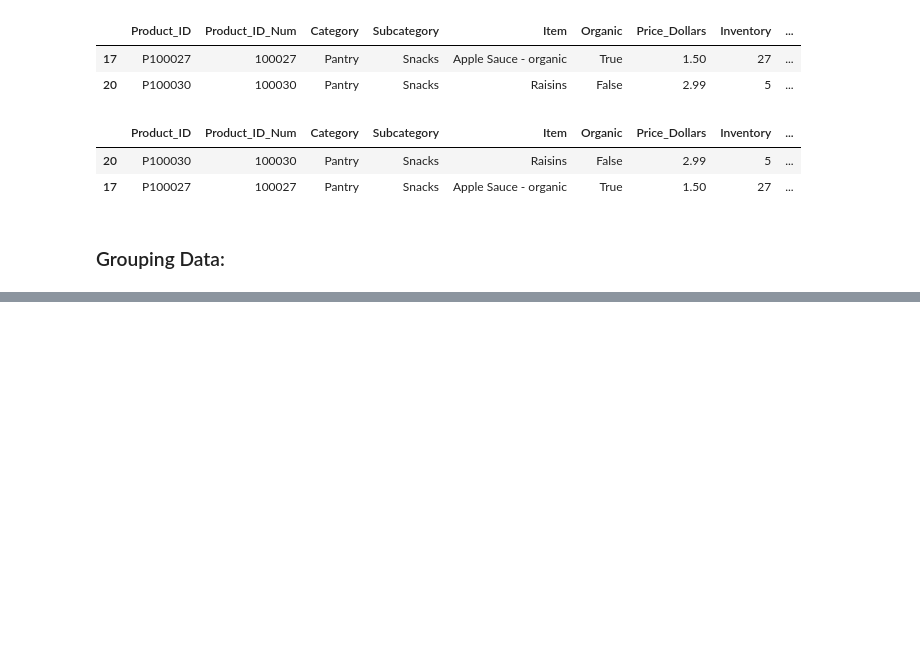
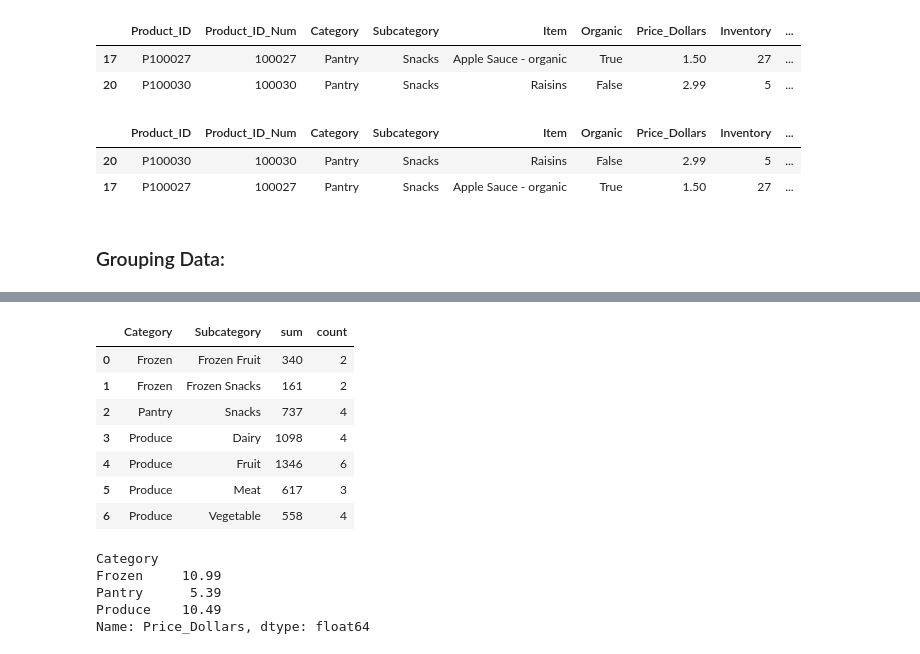
Before and after one commit to souparnabose99/data-science-360, a Jupyter notebook: exploratory-data-analysis/Code/data-exploration-and-visualization/data-exploration.ipynb, the cells around one changed output, grey strips where cells are left out. Saved outputs shown, nothing was run; the diff lists cells and outputs as text; code cells hidden in the pictures; blank space fills up the shorter version.

```diff
--- a/exploratory-data-analysis/Code/data-exploration-and-visualization/data-exploration.ipynb
+++ b/exploratory-data-analysis/Code/data-exploration-and-visualization/data-exploration.ipynb
@@ -130,0 +170,19 @@ df[(df["Low Inventory"] == "Low Inventory") & (df.Subcategory == "Snacks")].sort
+# %%
+df.groupby(["Category","Subcategory"])["Inventory"].agg(["sum", "count"]).reset_index()
+# %% [output]
+|  | Category | Subcategory | sum | count |
+| 0 | Frozen | Frozen Fruit | 340 | 2 |
+| 1 | Frozen | Frozen Snacks | 161 | 2 |
+| 2 | Pantry | Snacks | 737 | 4 |
+| 3 | Produce | Dairy | 1098 | 4 |
+| 4 | Produce | Fruit | 1346 | 6 |
+| 5 | Produce | Meat | 617 | 3 |
+| 6 | Produce | Vegetable | 558 | 4 |
+# %%
+df.groupby("Category")["Price_Dollars"].max()
+# %% [output]
+Category
+Frozen     10.99
+Pantry      5.39
+Produce    10.49
+Name: Price_Dollars, dtype: float64
```
Also changed, not shown: parts of 6 cells of this notebook.
